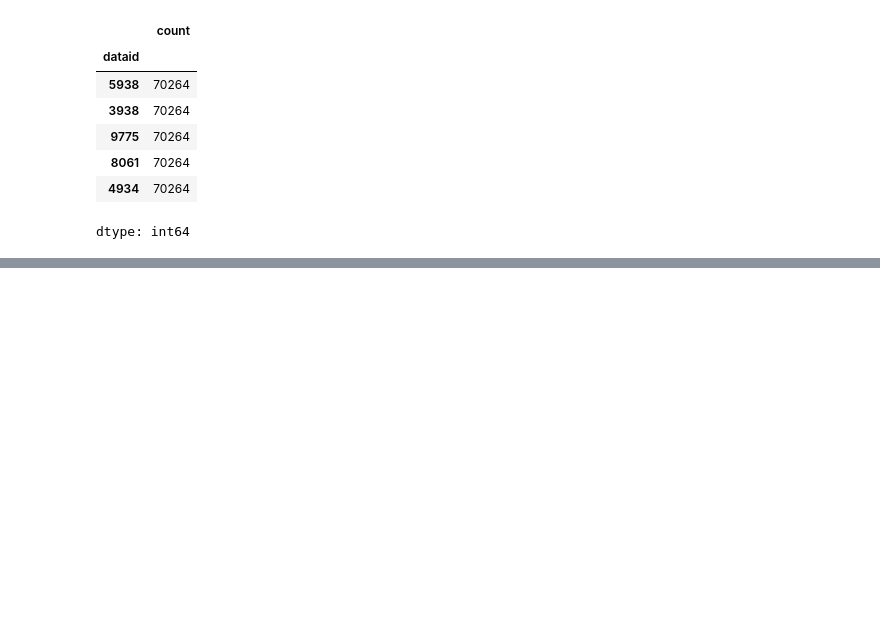
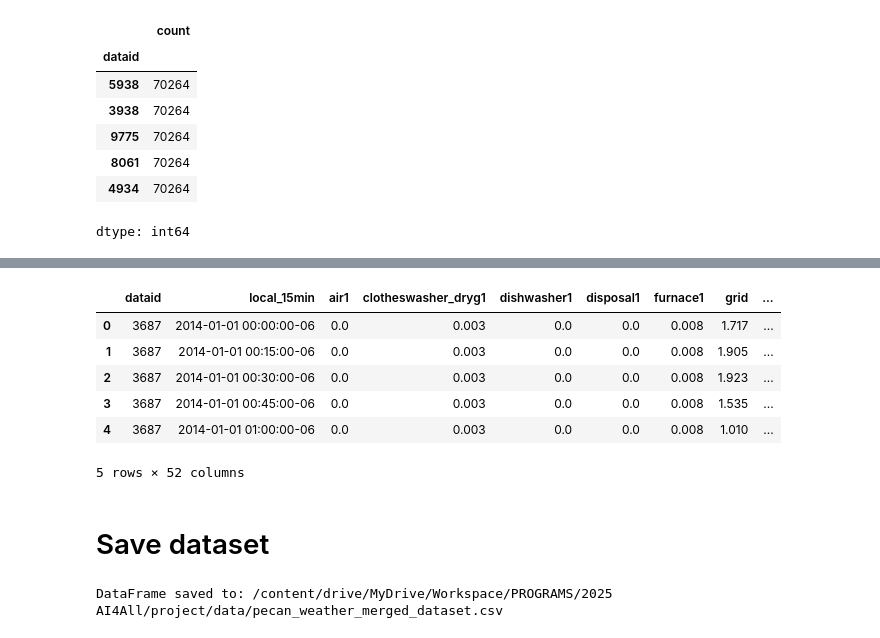
Before and after one commit to Wanghley/energy-nexus-smart-grid, a Jupyter notebook: notebooks/data preprocessing.ipynb, the cells around one changed output, grey strips where cells are left out. Cells and saved outputs as stored; diff of their text form; code cells hidden in the pictures; blank space fills up the shorter version.

Commit message:
feat: merge weather data using Open-Meteo data to pecan dataset

```diff
--- a/notebooks/data preprocessing.ipynb
+++ b/notebooks/data preprocessing.ipynb
@@ -809,0 +442,2 @@ plt.show()
+# %%
+df['hour'] = df['time'].dt.floor('h').dt.tz_localize('UTC') # truncate to the hour and localize to UTC
@@ -809,0 +462,38 @@ plt.show()
+# %%
+weather_dfs = []
+# %%
+for loc, coords in city_coords.items():
+    # Filter your main DataFrame for this location to find min/max datetime
+    mask = df['location'] == loc
+    if not mask.any():
+        continue  # skip locations not present
+
+    min_date = df.loc[mask, 'time'].min().date().isoformat()
+    max_date = df.loc[mask, 'time'].max().date().isoformat()
+
+    params = {
+        "latitude": coords['lat'],
+        "longitude": coords['lon'],
+        "start_date": min_date,
+        "end_date": max_date,
+        "hourly": hourly_vars
+    }
+    url = "https://archive-api.open-meteo.com/v1/archive"
+    responses = openmeteo.weather_api(url, params=params)
+    response = responses[0]
+    hourly = response.Hourly()
+    # Build the time index
+    time_index = pd.date_range(
+        start=pd.to_datetime(hourly.Time(), unit="s", utc=True),
+        end=pd.to_datetime(hourly.TimeEnd(), unit="s", utc=True),
+        freq=pd.Timedelta(seconds=hourly.Interval()),
+        inclusive="left"
+    )
+    hourly_data = {"hour": time_index}
+    for i, var in enumerate(hourly_vars):
+        hourly_data[var] = hourly.Variables(i).ValuesAsNumpy()
+    df_city = pd.DataFrame(hourly_data)
+    df_city["location"] = loc
+    weather_dfs.append(df_city)
+
+weather_all = pd.concat(weather_dfs, ignore_index=True)
@@ -809,0 +510,20 @@ plt.show()
+# %%
+df = pd.merge(df, weather_all, on=['hour', 'location'], how='left')
+# %%
+df.head()
+# %% [output]
+|  | dataid | local_15min | air1 | clotheswasher_dryg1 | dishwasher1 | disposal1 | furnace1 | grid | ... |
+| 0 | 3687 | 2014-01-01 00:00:00-06 | 0.0 | 0.003 | 0.0 | 0.0 | 0.008 | 1.717 | ... |
+| 1 | 3687 | 2014-01-01 00:15:00-06 | 0.0 | 0.003 | 0.0 | 0.0 | 0.008 | 1.905 | ... |
+| 2 | 3687 | 2014-01-01 00:30:00-06 | 0.0 | 0.003 | 0.0 | 0.0 | 0.008 | 1.923 | ... |
+| 3 | 3687 | 2014-01-01 00:45:00-06 | 0.0 | 0.003 | 0.0 | 0.0 | 0.008 | 1.535 | ... |
+| 4 | 3687 | 2014-01-01 01:00:00-06 | 0.0 | 0.003 | 0.0 | 0.0 | 0.008 | 1.010 | ... |
+5 rows × 52 columns
+# %% [markdown]
+# Save dataset
+# %%
+file_path = root_path + "/pecan_weather_merged_dataset.csv"
+df.to_csv(file_path, index=False)
+print(f"DataFrame saved to: {file_path}")
+# %% [output]
+DataFrame saved to: /content/drive/MyDrive/Workspace/PROGRAMS/2025 AI4All/project/data/pecan_weather_merged_dataset.csv
```
Also changed, not shown: parts of 53 cells of this notebook.
